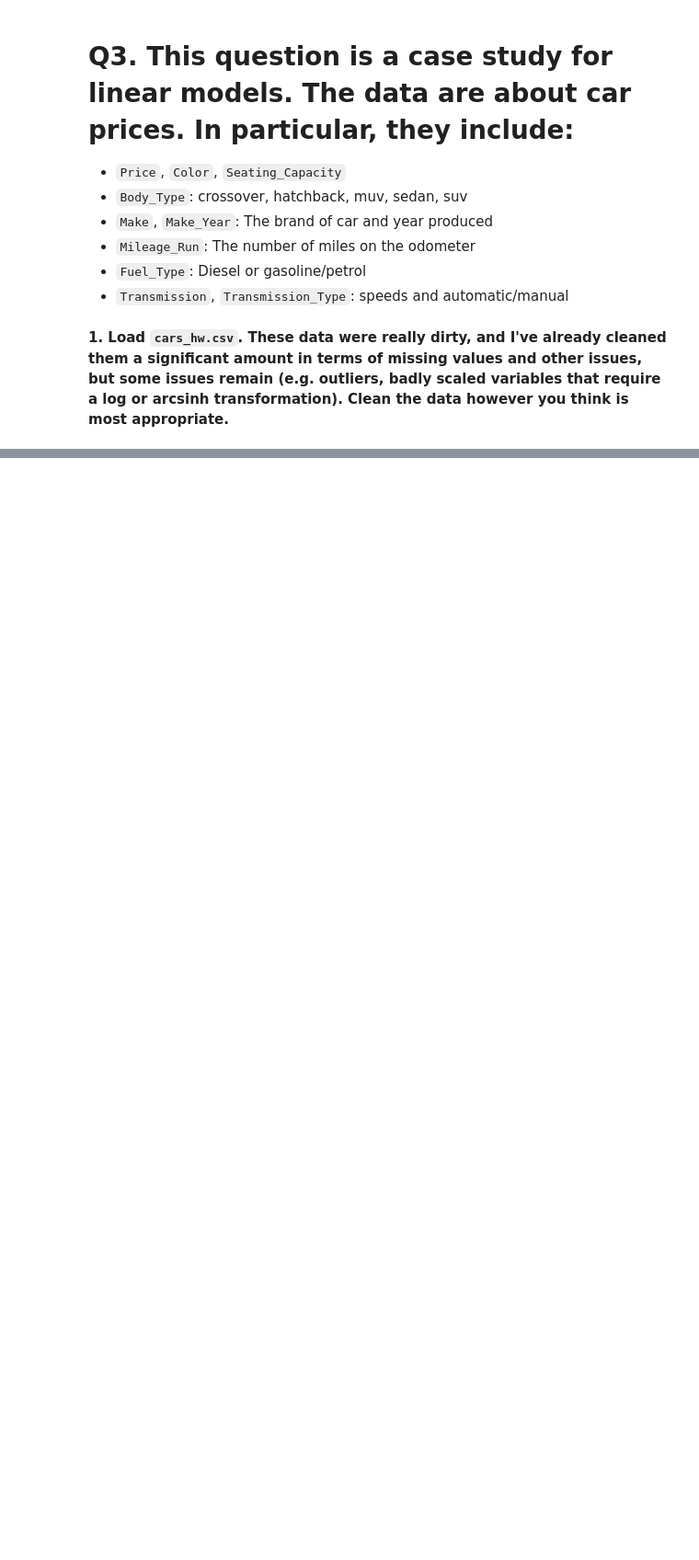
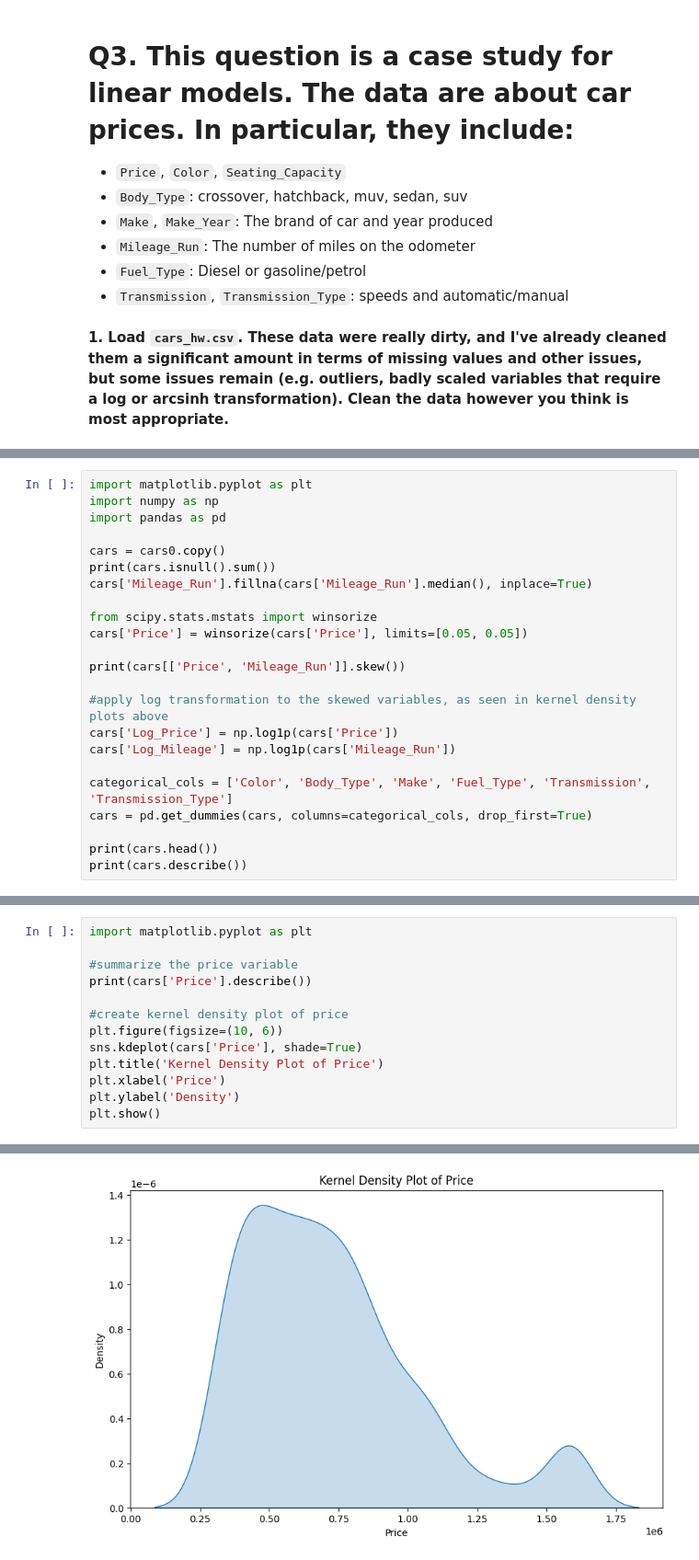
Before and after one commit to norawik/linearModels, a Jupyter notebook: assignment/assignment.ipynb, the cells around one changed output, grey strips where cells are left out. Shown: that part at 92% size. Cells and saved outputs as stored; diff of their text form; blank space fills up the shorter version.

```diff
--- a/assignment/assignment.ipynb
+++ b/assignment/assignment.ipynb
@@ -314,0 +284,23 @@ def apply_transformation(cars, Price):
+# %%
+import matplotlib.pyplot as plt
+import numpy as np
+import pandas as pd
+
+cars = cars0.copy()
+print(cars.isnull().sum())
+cars['Mileage_Run'].fillna(cars['Mileage_Run'].median(), inplace=True)
+
+from scipy.stats.mstats import winsorize
+cars['Price'] = winsorize(cars['Price'], limits=[0.05, 0.05])
+
+print(cars[['Price', 'Mileage_Run']].skew())
+
+#apply log transformation to the skewed variables, as seen in kernel density plots above
+cars['Log_Price'] = np.log1p(cars['Price'])
+cars['Log_Mileage'] = np.log1p(cars['Mileage_Run'])
+
+categorical_cols = ['Color', 'Body_Type', 'Make', 'Fuel_Type', 'Transmission', 'Transmission_Type']
+cars = pd.get_dummies(cars, columns=categorical_cols, drop_first=True)
+
+print(cars.head())
+print(cars.describe())
@@ -314,0 +333,14 @@ def apply_transformation(cars, Price):
+# %%
+import matplotlib.pyplot as plt
+
+#summarize the price variable
+print(cars['Price'].describe())
+
+#create kernel density plot of price
+plt.figure(figsize=(10, 6))
+sns.kdeplot(cars['Price'], shade=True)
+plt.title('Kernel Density Plot of Price')
+plt.xlabel('Price')
+plt.ylabel('Density')
+plt.show()
+# %% [output]
@@ -314,0 +360 @@ def apply_transformation(cars, Price):
+[figure, added]
```
Also changed, not shown: parts of 48 cells of this notebook.
